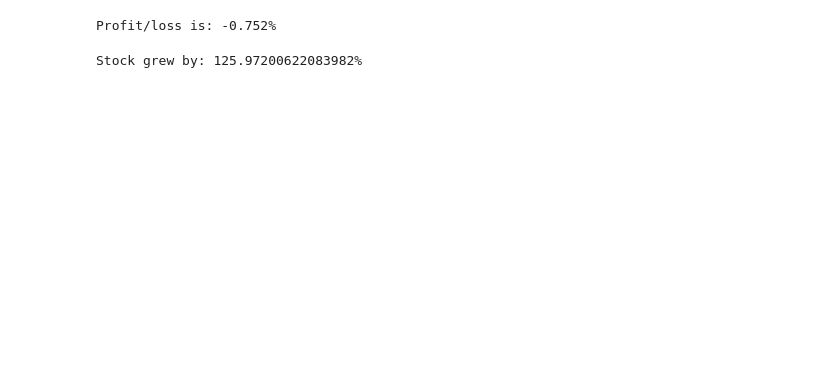
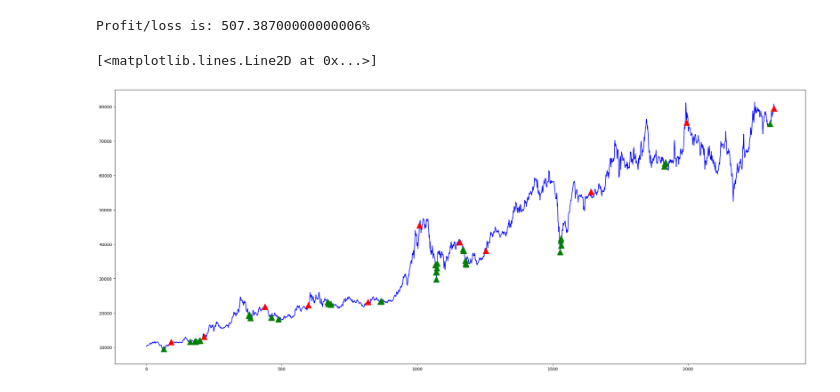
Before and after one commit to HuyVu541/DATCOMLAB-Projects, a Jupyter notebook: Pattern Matching Vn30.ipynb, the cells around one changed output. Cells and saved outputs as stored; diff of their text form; code cells hidden in the pictures; blank space fills up the shorter version.

```diff
--- a/Pattern Matching Vn30.ipynb
+++ b/Pattern Matching Vn30.ipynb
@@ -186,12 +283,18 @@ TypeError: can only concatenate str (not "int") to str
 # %%
-print(f'Profit/loss is: {(total_assets[-1] - total_assets[0])/total_assets[0] * 100}%')
+print(f'Profit/loss is: {(total_assets[-1] - total_assets[0])/(total_assets[0]) * 100}%')
 # %% [output]
-Profit/loss is: -0.752%
+Profit/loss is: 507.38700000000006%
-# %%
-start = 2500
-print(f'Stock grew by: {(df[ticker].iloc[-1] - df_matching[ticker].iloc[start + window - 1])/df[ticker].iloc[start + window - 1] * 100}%')
-# %% [output]
-Stock grew by: 125.97200622083982%
+# %%
+start = 0
+plt.subplots(figsize =(30,12))
+plt.plot(df_train['close'], label = "data", color = "b")
+plt.plot(df_train.iloc[buy_points].index, df_train['close'].iloc[buy_points],
+'^', ms=15, label='Buy Signal', color='green')
+plt.plot(df_train.iloc[sell_points].index, df_train['close'].iloc[sell_points],
+'^', ms=15, label='Buy Signal', color='red')
+# %% [output]
+[<matplotlib.lines.Line2D at 0x...>]
+[figure, added]
 # %%
 plt.subplots(figsize =(30,12))
 plt.plot(total_assets, label = "data", color = "b")
```
Also changed, not shown: parts of 24 cells of this notebook.
